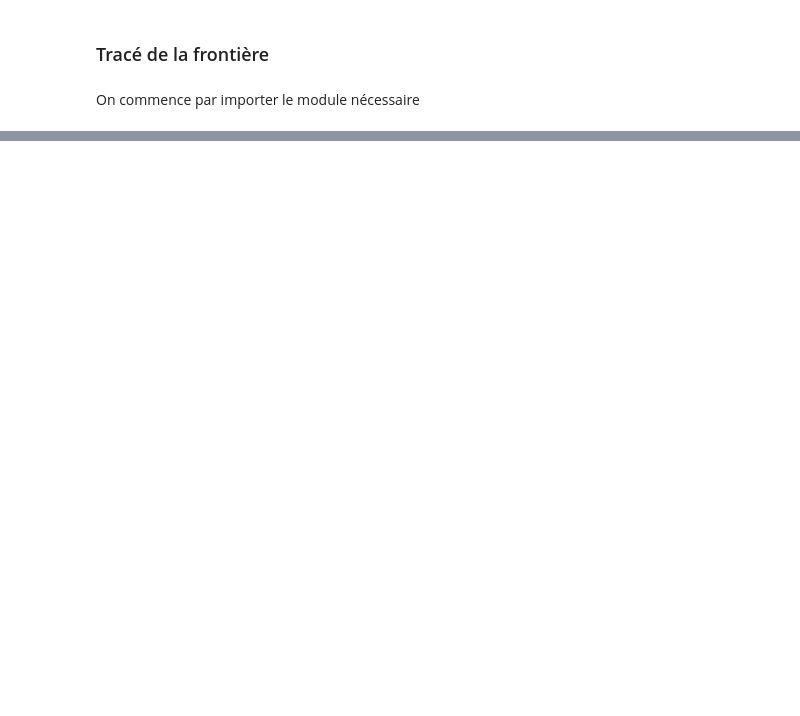
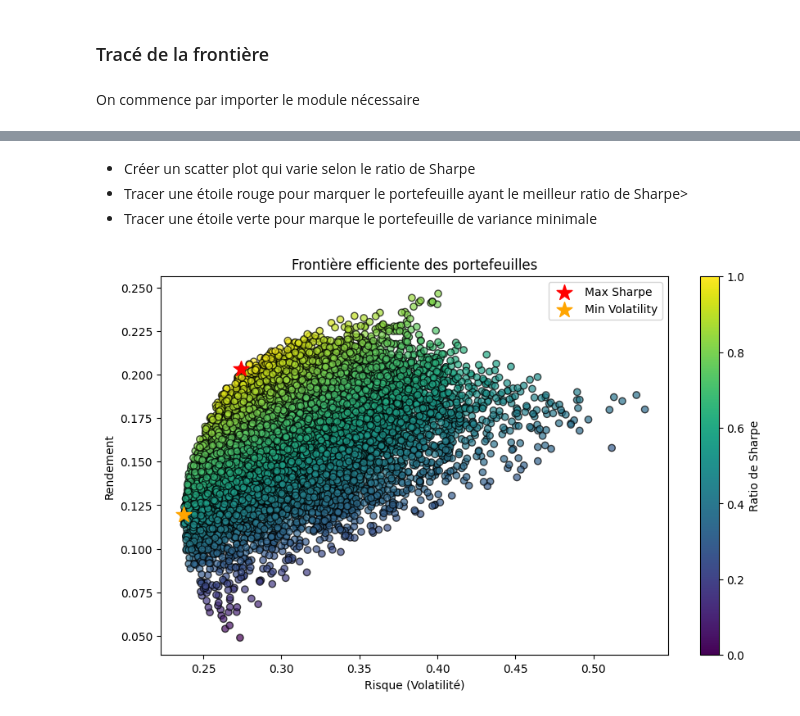
Before and after one commit to tealewski-jpg/projet---tea---roxane, a Jupyter notebook: Projet_Python.ipynb, the cells around one changed output, grey strips where cells are left out. Cells and saved outputs as stored; diff of their text form; code cells hidden in the pictures; blank space fills up the shorter version.

Commit message:
ajout tracé frontière efficiente avec scatter plot et ratio de Sharpe

```diff
--- a/Projet_Python.ipynb
+++ b/Projet_Python.ipynb
@@ -478,0 +474,26 @@ Matplotlib is building the font cache; this may take a moment.
+# %% [markdown]
+* Créer un scatter plot qui varie selon le ratio de Sharpe
+* Tracer une étoile rouge pour marquer le portefeuille ayant le meilleur ratio de Sharpe>
+* Tracer une étoile verte pour marque le portefeuille de variance minimale
+# %%
+# traçage de la frontière efficiente
+plt.figure(figsize=(10, 6))
+
+# nuage de points (d'où le scatter pour scatter plot) des portefeuilles simulés, la couleur varie selon le ratio de Sharpe
+plt.scatter(resultats[1], resultats[0], c=resultats[2], cmap="viridis", marker="o", edgecolors="k", alpha=0.7)
+
+# tracer une étoile rouge pour le portefeuille ayant le meilleur ratio de Sharpe
+plt.scatter(vol_max_sharpe, rendement_max_sharpe, c="red", marker="*", s=200, label="Max Sharpe")
+
+# tracer une étoile verte pour le portefeuille de variance minimale
+plt.scatter(ecart_type_min_vol, rendement_min_vol, c="orange", marker="*", s=200, label="Min Volatility")
+
+plt.xlabel("Risque (Volatilité)") #label en abscisse
+plt.ylabel("Rendement") # label en ordonnée
+plt.title("Frontière efficiente des portefeuilles") #titre
+plt.colorbar(label="Ratio de Sharpe") #titre de la légende couleur
+
+plt.legend()
+plt.show()
+# %% [output]
+[figure, added]
```
Also changed, not shown: parts of 9 cells of this notebook.
